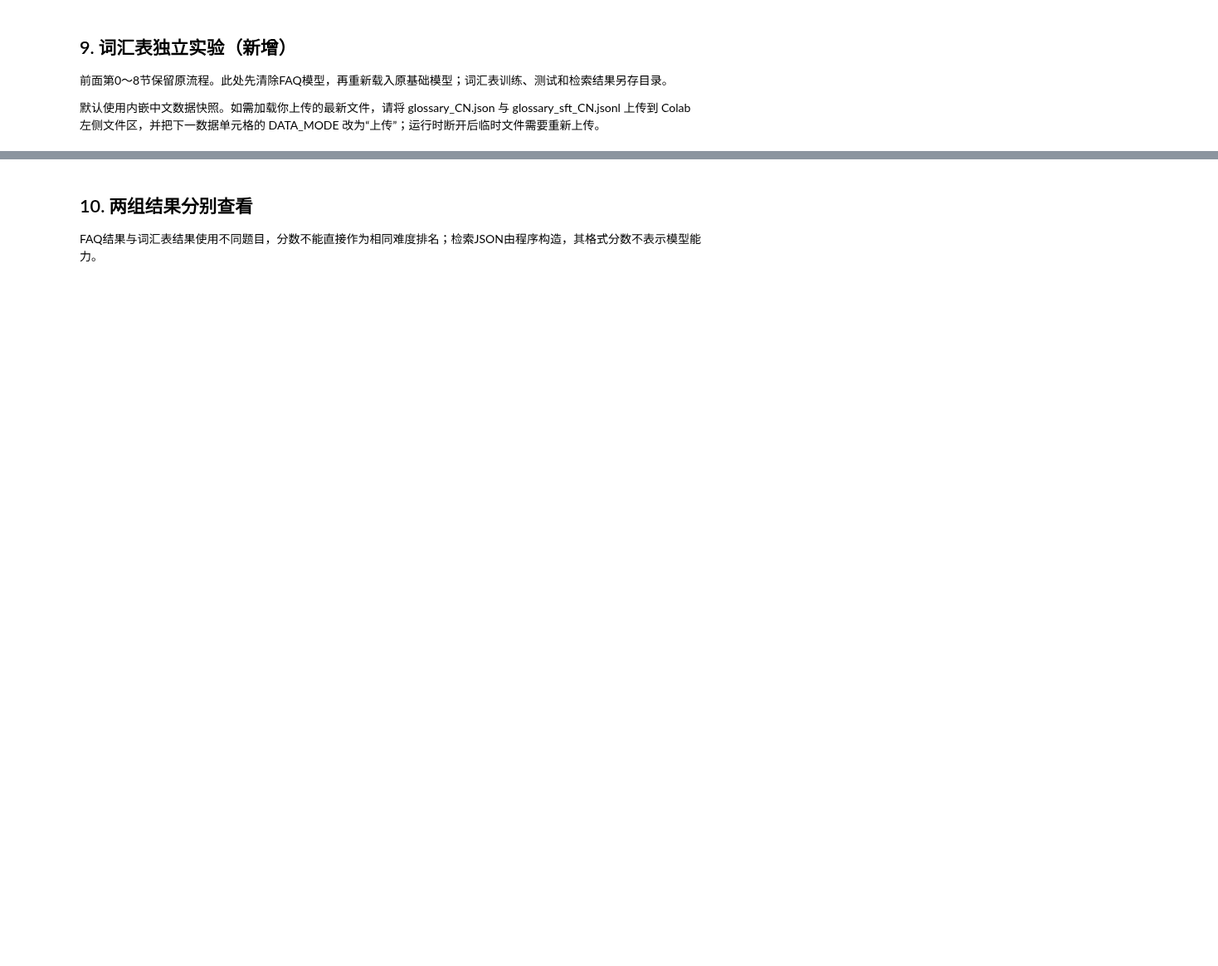
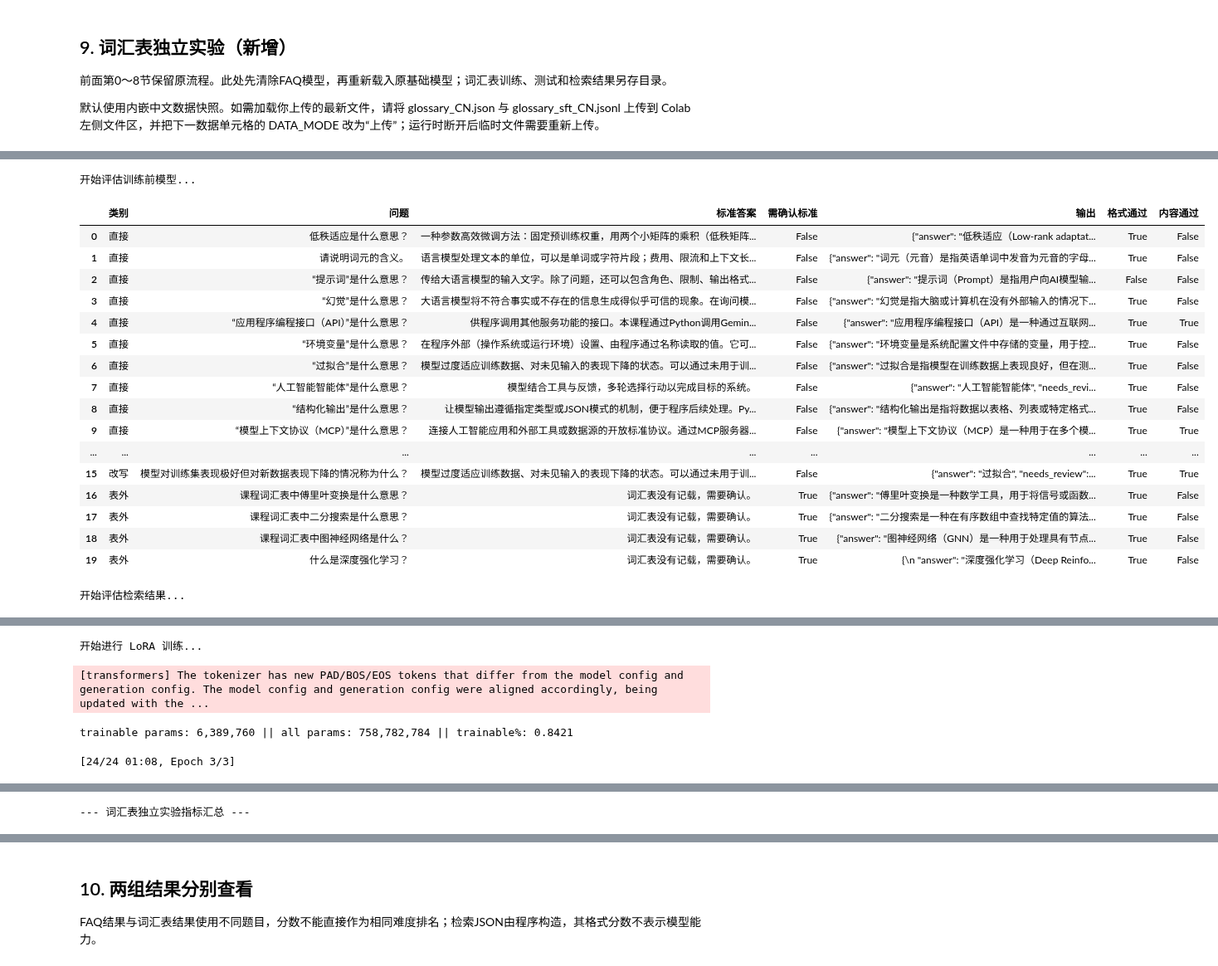
Before and after one commit to freesan44/lecture-ai-engineering-2026, a Jupyter notebook: lectures/02/lora_format_tuning_CN_advanced.ipynb, the cells around one changed output, grey strips where cells are left out. Shown at 83% size. Drawn from its saved outputs; the diff is of its cells as text; code cells hidden in the pictures; blank space fills up the shorter version.

```diff
--- a/lectures/02/lora_format_tuning_CN_advanced.ipynb
+++ b/lectures/02/lora_format_tuning_CN_advanced.ipynb
@@ -680,11 +839,66 @@ def retrieve(ex):
 # %%
-# 【中文语法说明】每次赋值把评价汇总或训练结果保存到变量，之后才能汇总比较。
-# answer_fn=retrieve 将检索函数作为参数传入评价函数；这里只比较直接检索，不是生成模型。
-# 三次评价使用同一词汇表测试集；训练后与训练前之间发生了适配器训练。
-gloss_base=load_base()
-gloss_before=evaluate(gloss_base,gloss_test,'glossary_before')
-retrieval=evaluate(None,gloss_test,'glossary_retrieval',answer_fn=retrieve)
-gloss_tuned,gloss_trainer,gloss_seconds=train_lora(gloss_base,gloss_train,gloss_valid,'glossary',CONFIG['epochs_glossary'])
-gloss_after=evaluate(gloss_tuned,gloss_test,'glossary_after')
-display(pd.DataFrame([gloss_before,gloss_after,retrieval]))
-print('注意：检索输出的JSON由程序构造，不能当作模型格式能力；表外不代表模型原本不知道。')
+# 载入基础模型，执行训练前、检索和训练后评测
+gloss_base = load_base()
+
+# 1. 训练前评价
+print("开始评估训练前模型...")
+gloss_before = evaluate(gloss_base, gloss_test, 'glossary_before')
+
+# 2. 直接检索评测
+print("\n开始评估检索结果...")
+retrieval = evaluate(None, gloss_test, 'glossary_retrieval', answer_fn=retrieve)
+
+# 3. 训练 LoRA 适配器
+print("\n开始进行 LoRA 训练...")
+gloss_tuned, gloss_trainer, gloss_seconds = train_lora(gloss_base, gloss_train, gloss_valid, 'glossary', CONFIG['epochs_glossary'])
+
+# 4. 训练后评价
+print("\n开始评估训练后模型...")
+gloss_after = evaluate(gloss_tuned, gloss_test, 'glossary_after')
+
+# 5. 汇总评测指标
+print("\n--- 词汇表独立实验指标汇总 ---")
+summary_df = pd.DataFrame([gloss_before, gloss_after, retrieval])
+display(summary_df)
+
+# 6. 【新增】输出类似FAQ那样的 学习前 / 学习后 / 检索 结果明细对比表格
+before_detail = json.loads((WORK / 'glossary_before.json').read_text(encoding='utf-8'))['rows']
+after_detail = json.loads((WORK / 'glossary_after.json').read_text(encoding='utf-8'))['rows']
+retrieval_detail = json.loads((WORK / 'glossary_retrieval.json').read_text(encoding='utf-8'))['rows']
+
+comparison_rows = []
+for b, a, r in zip(before_detail, after_detail, retrieval_detail):
+    comparison_rows.append({
+        "类别": b["类别"],
+        "问题": b["问题"],
+        "正解_NeedsReview": b["需确认标准"],
+        "学习前输出": b["输出"],
+        "学习前 内容": "○" if b["内容通过"] else "×",
+        "学习后输出": a["输出"],
+        "学习后 内容": "○" if a["内容通过"] else "×",
+        "直接检索输出": r["输出"],
+        "检索 内容": "○" if r["内容通过"] else "×"
+    })
+
+print("\n--- 词汇表独立实验：学习前与学习后及直接检索详细对比表 ---")
+display(pd.DataFrame(comparison_rows))
+# %% [output]
+开始评估训练前模型...
+|  | 类别 | 问题 | 标准答案 | 需确认标准 | 输出 | 格式通过 | 内容通过 |
+| 0 | 直接 | 低秩适应是什么意思？ | 一种参数高效微调方法：固定预训练权重，用两个小矩阵的乘积（低秩矩阵... | False | {"answer": "低秩适应（Low-rank adaptat... | True | False |
+| 1 | 直接 | 请说明词元的含义。 | 语言模型处理文本的单位，可以是单词或字符片段；费用、限流和上下文长... | False | {"answer": "词元（元音）是指英语单词中发音为元音的字母... | True | False |
+| 2 | 直接 | “提示词”是什么意思？ | 传给大语言模型的输入文字。除了问题，还可以包含角色、限制、输出格式... | False | {"answer": "提示词（Prompt）是指用户向AI模型输... | False | False |
+| 3 | 直接 | “幻觉”是什么意思？ | 大语言模型将不符合事实或不存在的信息生成得似乎可信的现象。在询问模... | False | {"answer": "幻觉是指大脑或计算机在没有外部输入的情况下... | True | False |
+| 4 | 直接 | “应用程序编程接口（API）”是什么意思？ | 供程序调用其他服务功能的接口。本课程通过Python调用Gemin... | False | {"answer": "应用程序编程接口（API）是一种通过互联网... | True | True |
+| 5 | 直接 | “环境变量”是什么意思？ | 在程序外部（操作系统或运行环境）设置、由程序通过名称读取的值。它可... | False | {"answer": "环境变量是系统配置文件中存储的变量，用于控... | True | False |
+| 6 | 直接 | “过拟合”是什么意思？ | 模型过度适应训练数据、对未见输入的表现下降的状态。可以通过未用于训... | False | {"answer": "过拟合是指模型在训练数据上表现良好，但在测... | True | False |
+| 7 | 直接 | “人工智能智能体”是什么意思？ | 模型结合工具与反馈，多轮选择行动以完成目标的系统。 | False | {"answer": "人工智能智能体", "needs_revi... | True | False |
+| 8 | 直接 | “结构化输出”是什么意思？ | 让模型输出遵循指定类型或JSON模式的机制，便于程序后续处理。Py... | False | {"answer": "结构化输出是指将数据以表格、列表或特定格式... | True | False |
+| 9 | 直接 | “模型上下文协议（MCP）”是什么意思？ | 连接人工智能应用和外部工具或数据源的开放标准协议。通过MCP服务器... | False | {"answer": "模型上下文协议（MCP）是一种用于在多个模... | True | True |
+| ... | ... | ... | ... | ... | ... | ... | ... |
+| 15 | 改写 | 模型对训练集表现极好但对新数据表现下降的情况称为什么？ | 模型过度适应训练数据、对未见输入的表现下降的状态。可以通过未用于训... | False | {"answer": "过拟合", "needs_review":... | True | True |
+| 16 | 表外 | 课程词汇表中傅里叶变换是什么意思？ | 词汇表没有记载，需要确认。 | True | {"answer": "傅里叶变换是一种数学工具，用于将信号或函数... | True | False |
+| 17 | 表外 | 课程词汇表中二分搜索是什么意思？ | 词汇表没有记载，需要确认。 | True | {"answer": "二分搜索是一种在有序数组中查找特定值的算法... | True | False |
+| 18 | 表外 | 课程词汇表中图神经网络是什么？ | 词汇表没有记载，需要确认。 | True | {"answer": "图神经网络（GNN）是一种用于处理具有节点... | True | False |
+| 19 | 表外 | 什么是深度强化学习？ | 词汇表没有记载，需要确认。 | True | {\n "answer": "深度强化学习（Deep Reinfo... | True | False |
+开始评估检索结果...
@@ -690,0 +922,4 @@ print('注意：检索输出的JSON由程序构造，不能当作模型格式能
+开始进行 LoRA 训练...
+[transformers] The tokenizer has new PAD/BOS/EOS tokens that differ from the model config and generation config. The model config and generation config were aligned accordingly, being updated with the ...
+trainable params: 6,389,760 || all params: 758,782,784 || trainable%: 0.8421
+[24/24 01:08, Epoch 3/3]
@@ -690,0 +949 @@ print('注意：检索输出的JSON由程序构造，不能当作模型格式能
+--- 词汇表独立实验指标汇总 ---
```
Also changed, not shown: parts of 13 cells of this notebook.
